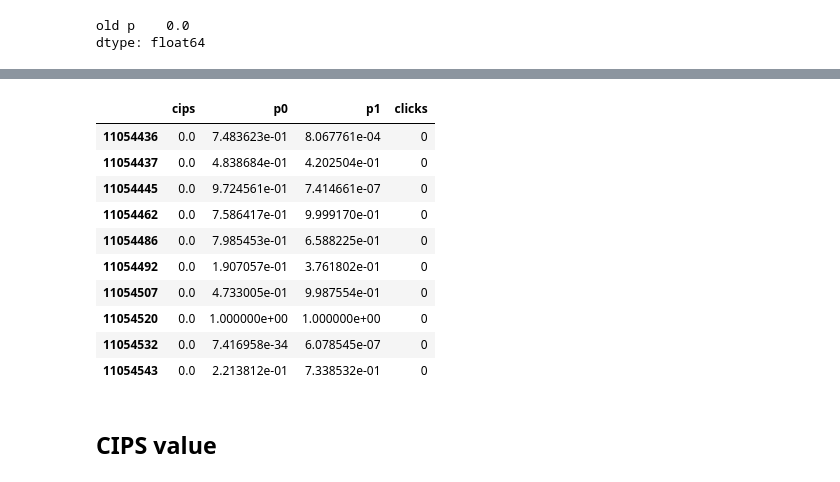
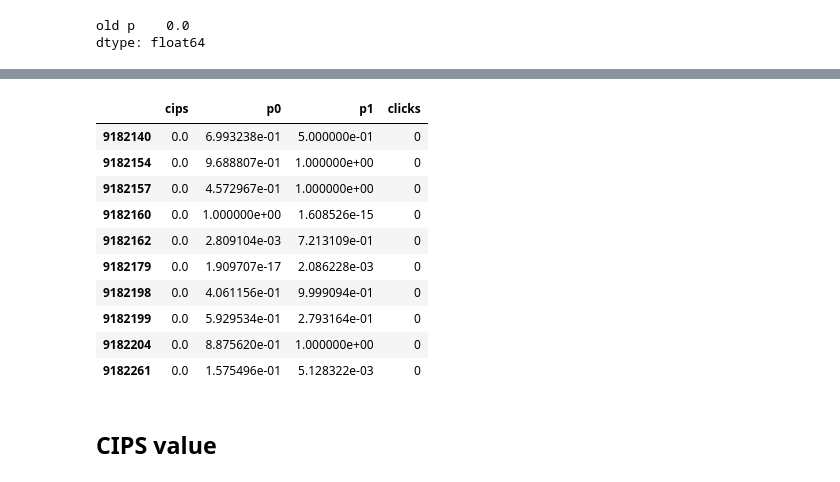
Before and after one commit to sergeyivanovgit/Recsys-course-homework, a Jupyter notebook: polievits.a/hw4/polievits_a.ipynb, the cells around one changed output, grey strips where cells are left out. Drawn from its saved outputs; the diff is of its cells as text; code cells hidden in the pictures.

```diff
--- a/polievits.a/hw4/polievits_a.ipynb
+++ b/polievits.a/hw4/polievits_a.ipynb
@@ -199,0 +326,3 @@ categorical_columns
+# %%
+feature_columns = categorical_columns + ["banner_id_feat"]
+feature_columns
@@ -200,7 +331,7 @@ categorical_columns
 # %%
-X_train_cat = train[categorical_columns].to_numpy()
+X_train_cat = train[feature_columns].to_numpy()
 # %%
-ohe = preprocessing.OneHotEncoder(categories=[range(3444), range(1633), range(11), range(17)])
+ohe = preprocessing.OneHotEncoder(categories=[range(3444), range(11), range(17), range(1288)])
 # %%
 ohe.fit(X_train_cat)
 # %% [output]
@@ -270,10 +403,8 @@ test[test.g0 < 0.01].g0.hist(log=True)
 # %%
-filtered_test = test[
-    (test.banner_id == test.banner_id0) & (test.banner_id1 <= 1632) & (test.g0 >= 0.001) & (test.g1 >= 0.001)
-]
-banner_0_feats = filtered_test[categorical_columns]
-banner_1_feats = filtered_test[categorical_columns].copy()
-banner_1_feats.banner_id = filtered_test.banner_id1
+filtered_test = test[(test.g0 >= 0.001) & (test.g1 >= 0.001)]
+banner_0_feats = filtered_test[feature_columns]
+banner_1_feats = filtered_test[feature_columns].copy()
+banner_1_feats.banner_id_feat = filtered_test.banner_id1_feat
 # %%
 filtered_test.shape, banner_0_feats.shape, banner_1_feats.shape
 # %% [output]
@@ -498,24 +640,24 @@ pd.concat([
 # %%
 pd.concat([
         pd.DataFrame(cips_terms, index=filtered_test[good_indices].index),
         p0[good_indices],
         p1[good_indices],
-        filtered_test.clicks,
+        filtered_test[good_indices].clicks,
     ],
     axis=1
 ).set_axis(['cips', 'p0', 'p1', 'clicks'], axis=1)[1000000:1000010]
 # %% [output]
 |  | cips | p0 | p1 | clicks |
-| 11054436 | 0.0 | 7.483623e-01 | 8.067761e-04 | 0 |
-| 11054437 | 0.0 | 4.838684e-01 | 4.202504e-01 | 0 |
-| 11054445 | 0.0 | 9.724561e-01 | 7.414661e-07 | 0 |
-| 11054462 | 0.0 | 7.586417e-01 | 9.999170e-01 | 0 |
-| 11054486 | 0.0 | 7.985453e-01 | 6.588225e-01 | 0 |
-| 11054492 | 0.0 | 1.907057e-01 | 3.761802e-01 | 0 |
-| 11054507 | 0.0 | 4.733005e-01 | 9.987554e-01 | 0 |
-| 11054520 | 0.0 | 1.000000e+00 | 1.000000e+00 | 0 |
-| 11054532 | 0.0 | 7.416958e-34 | 6.078545e-07 | 0 |
-| 11054543 | 0.0 | 2.213812e-01 | 7.338532e-01 | 0 |
+| 9182140 | 0.0 | 6.993238e-01 | 5.000000e-01 | 0 |
+| 9182154 | 0.0 | 9.688807e-01 | 1.000000e+00 | 0 |
+| 9182157 | 0.0 | 4.572967e-01 | 1.000000e+00 | 0 |
+| 9182160 | 0.0 | 1.000000e+00 | 1.608526e-15 | 0 |
+| 9182162 | 0.0 | 2.809104e-03 | 7.213109e-01 | 0 |
+| 9182179 | 0.0 | 1.909707e-17 | 2.086228e-03 | 0 |
+| 9182198 | 0.0 | 4.061156e-01 | 9.999094e-01 | 0 |
+| 9182199 | 0.0 | 5.929534e-01 | 2.793164e-01 | 0 |
+| 9182204 | 0.0 | 8.875620e-01 | 1.000000e+00 | 0 |
+| 9182261 | 0.0 | 1.575496e-01 | 5.128322e-03 | 0 |
 # %% [markdown]
 ## CIPS value
 # %%
```
Also changed, not shown: parts of 82 cells of this notebook.
